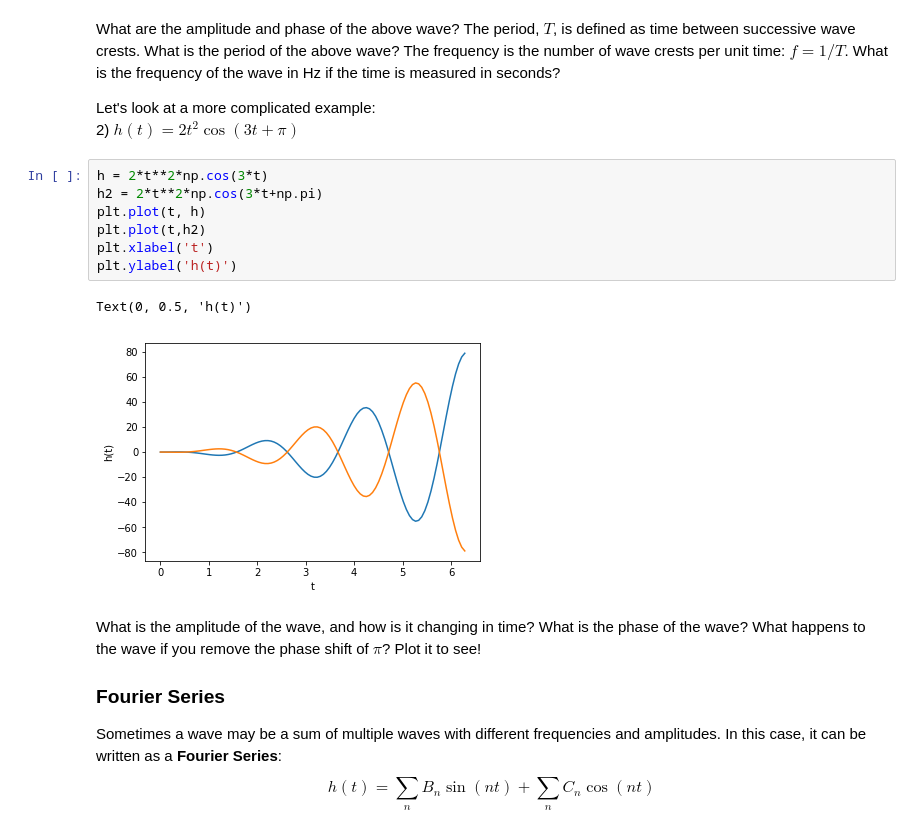
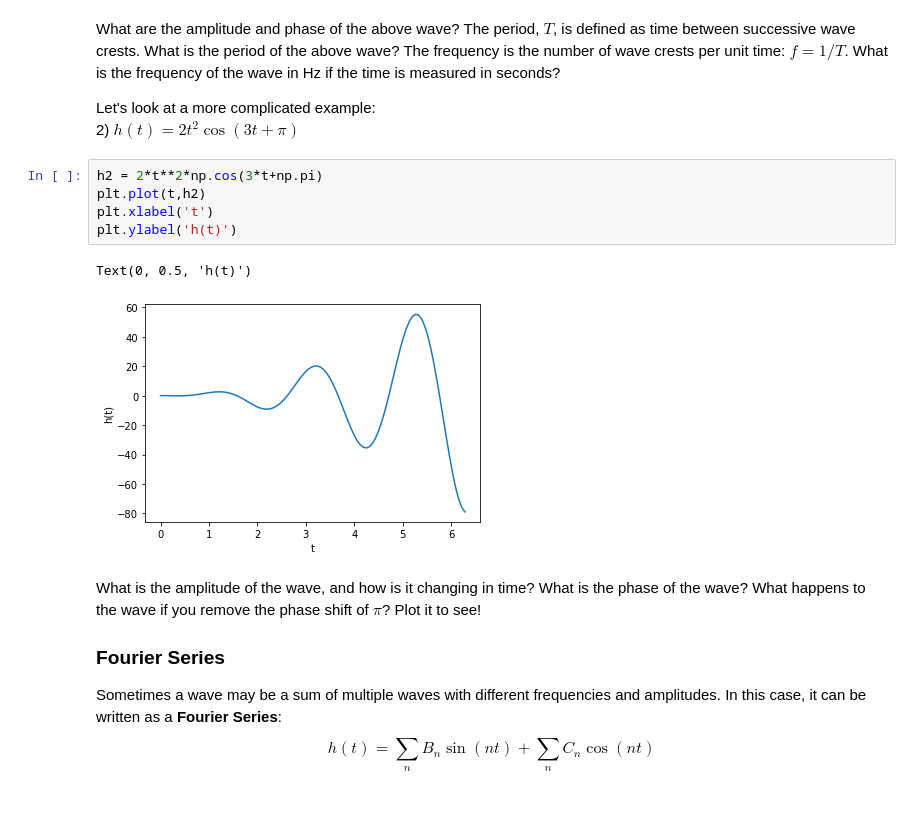
Before and after one commit to asb5468/warrior_scholars, a Jupyter notebook: intro_to_waves.ipynb, the cells around one changed output. Saved outputs shown, nothing was run; the diff lists cells and outputs as text; blank space fills up the shorter version.

```diff
--- a/intro_to_waves.ipynb
+++ b/intro_to_waves.ipynb
@@ -36,15 +35,13 @@ What are the amplitude and phase of the above wave? The period, $T$, is defined
 Let's look at a more complicated example:
 2) $h(t) = 2t^{2}\cos(3t+\pi)$
 # %%
-h = 2*t**2*np.cos(3*t)
 h2 = 2*t**2*np.cos(3*t+np.pi)
-plt.plot(t, h)
 plt.plot(t,h2)
 plt.xlabel('t')
 plt.ylabel('h(t)')
 # %% [output]
 Text(0, 0.5, 'h(t)')
-[figure, old version]
+[figure, new version]
 # %% [markdown]
 What is the amplitude of the wave, and how is it changing in time? What is the phase of the wave? What happens to the wave if you remove the phase shift of $\pi$? Plot it to see!
 
```
Also changed, not shown: parts of 5 cells of this notebook.
